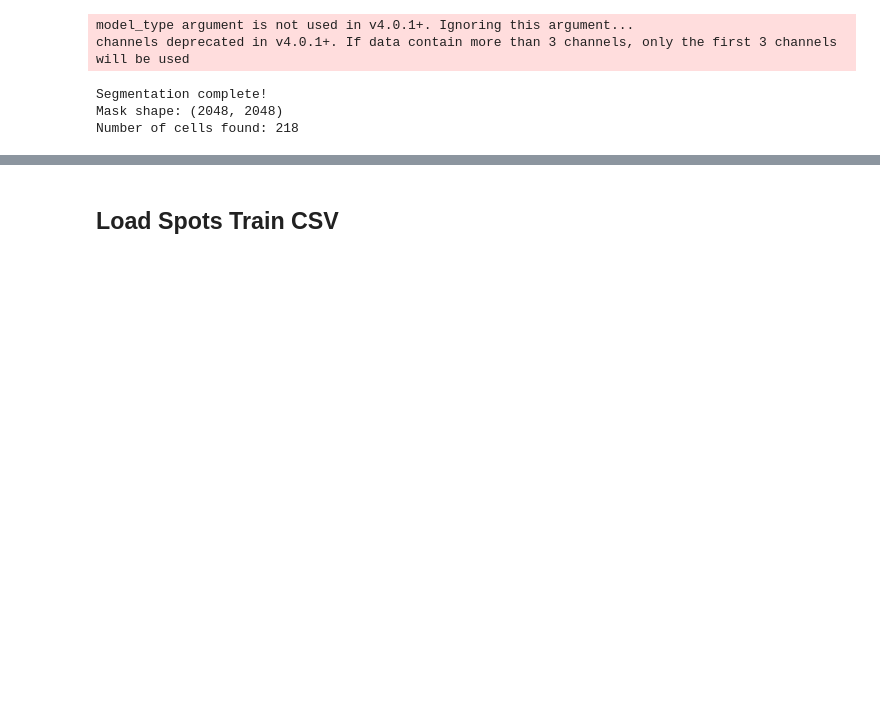
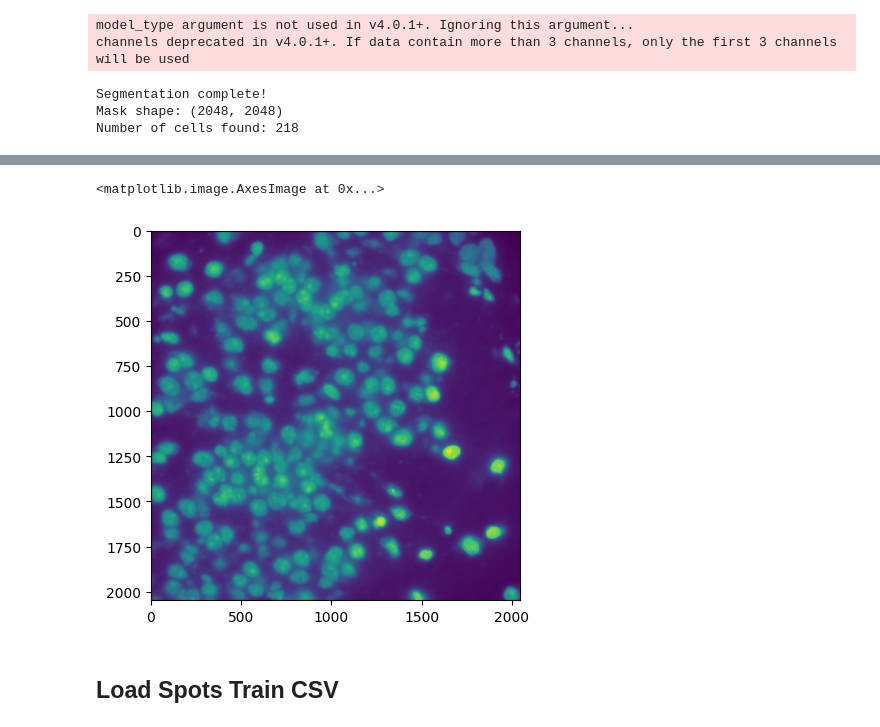
Before and after one commit to NovaBro/Neuro_project3_phase1, a Jupyter notebook: TEST_CELLPOSE.ipynb, the cells around one changed output, grey strips where cells are left out. Cells and saved outputs as stored; diff of their text form; code cells hidden in the pictures; blank space fills up the shorter version.

```diff
--- a/TEST_CELLPOSE.ipynb
+++ b/TEST_CELLPOSE.ipynb
@@ -28,6 +31,9 @@ def load_dax(filepath, height=2048, width=2048):
     raw = np.fromfile(filepath, dtype=np.uint16)
     n_frames = len(raw) // (height * width)
     return raw.reshape(n_frames, height, width)
+
+def normalize(x):
+    return (x - x.min()) / (x.max() - x.min())
 # %%
 epi_stack = load_dax('FOV_001/Epi-750s5-635s5-545s1-473s5-408s5_001.dax')
 print(f'Epi stack shape: {epi_stack.shape}  (frames, height, width)')
@@ -60,3 +100,8 @@ np.save('FOV_001_mask.npy', masks)
+# %%
+plt.imshow(0.5 * normalize(polyt) + 0.5 * normalize(dapi))
+# %% [output]
+<matplotlib.image.AxesImage at 0x...>
+[figure, added]
 # %%
 # !python3 generate_train_submission.py --mask_A FOV_001_mask.npy
 # %% [markdown]
```
Also changed, not shown: parts of 14 cells of this notebook, 9 other files.
